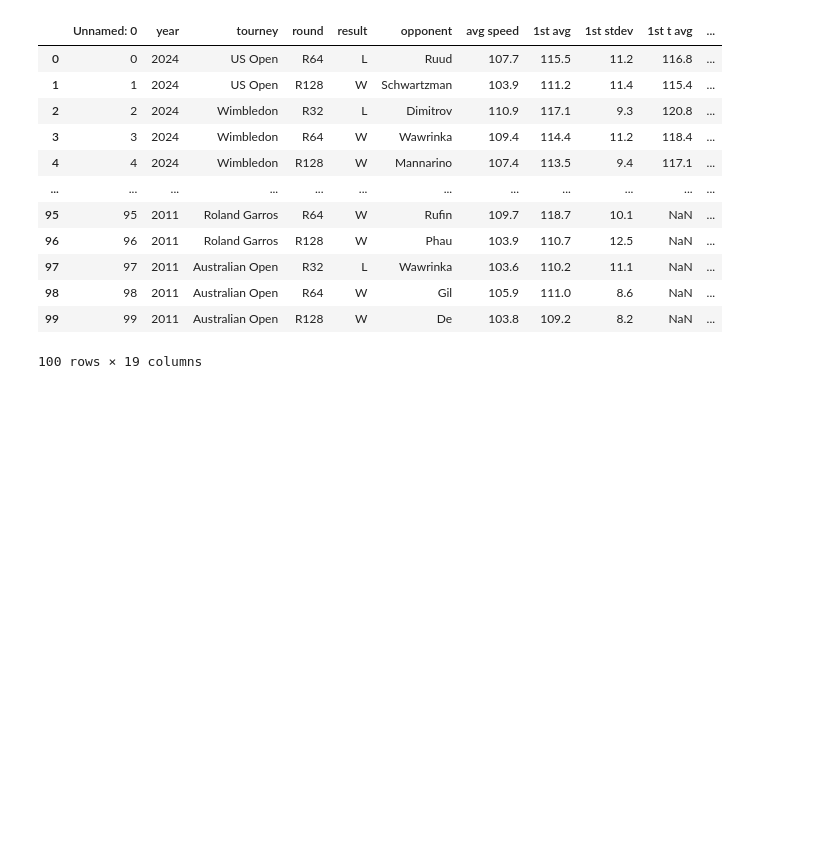
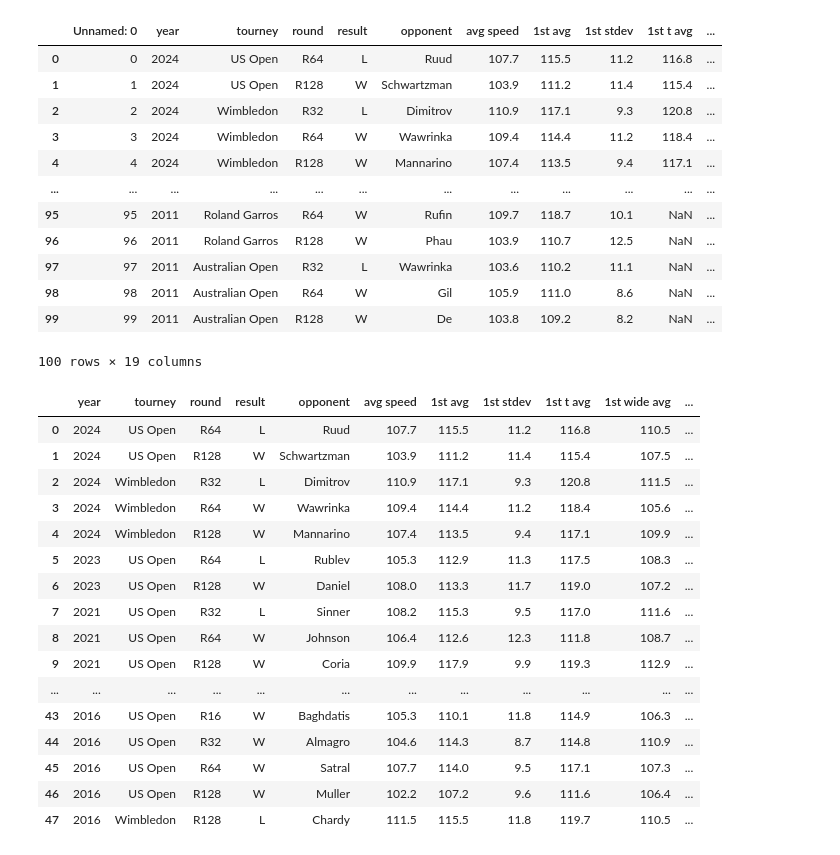
Before and after one commit to altairaguelo/tennis_serve_data_analysis, a Jupyter notebook: monfils_data_cleaining.ipynb, the cells around one changed output. Cells and saved outputs as stored; diff of their text form; code cells hidden in the pictures; blank space fills up the shorter version.

Commit message:
dropped nans for monfils data

```diff
--- a/monfils_data_cleaining.ipynb
+++ b/monfils_data_cleaining.ipynb
@@ -137,4 +154,25 @@ monfils_speed
 100 rows × 19 columns
 # %%
 monfils_speed = monfils_speed.drop(columns=['Unnamed: 0'])
+# %%
+speed_clean = monfils_speed.dropna()
+speed_clean
+# %% [output]
+|  | year | tourney | round | result | opponent | avg speed | 1st avg | 1st stdev | 1st t avg | 1st wide avg | ... |
+| 0 | 2024 | US Open | R64 | L | Ruud | 107.7 | 115.5 | 11.2 | 116.8 | 110.5 | ... |
+| 1 | 2024 | US Open | R128 | W | Schwartzman | 103.9 | 111.2 | 11.4 | 115.4 | 107.5 | ... |
+| 2 | 2024 | Wimbledon | R32 | L | Dimitrov | 110.9 | 117.1 | 9.3 | 120.8 | 111.5 | ... |
+| 3 | 2024 | Wimbledon | R64 | W | Wawrinka | 109.4 | 114.4 | 11.2 | 118.4 | 105.6 | ... |
+| 4 | 2024 | Wimbledon | R128 | W | Mannarino | 107.4 | 113.5 | 9.4 | 117.1 | 109.9 | ... |
+| 5 | 2023 | US Open | R64 | L | Rublev | 105.3 | 112.9 | 11.3 | 117.5 | 108.3 | ... |
+| 6 | 2023 | US Open | R128 | W | Daniel | 108.0 | 113.3 | 11.7 | 119.0 | 107.2 | ... |
+| 7 | 2021 | US Open | R32 | L | Sinner | 108.2 | 115.3 | 9.5 | 117.0 | 111.6 | ... |
+| 8 | 2021 | US Open | R64 | W | Johnson | 106.4 | 112.6 | 12.3 | 111.8 | 108.7 | ... |
+| 9 | 2021 | US Open | R128 | W | Coria | 109.9 | 117.9 | 9.9 | 119.3 | 112.9 | ... |
+| ... | ... | ... | ... | ... | ... | ... | ... | ... | ... | ... | ... |
+| 43 | 2016 | US Open | R16 | W | Baghdatis | 105.3 | 110.1 | 11.8 | 114.9 | 106.3 | ... |
+| 44 | 2016 | US Open | R32 | W | Almagro | 104.6 | 114.3 | 8.7 | 114.8 | 110.9 | ... |
+| 45 | 2016 | US Open | R64 | W | Satral | 107.7 | 114.0 | 9.5 | 117.1 | 107.3 | ... |
+| 46 | 2016 | US Open | R128 | W | Muller | 102.2 | 107.2 | 9.6 | 111.6 | 106.4 | ... |
+| 47 | 2016 | Wimbledon | R128 | L | Chardy | 111.5 | 115.5 | 11.8 | 119.7 | 110.5 | ... |
 # %%
```
Also changed, not shown: parts of 3 cells of this notebook, 2 other files.
